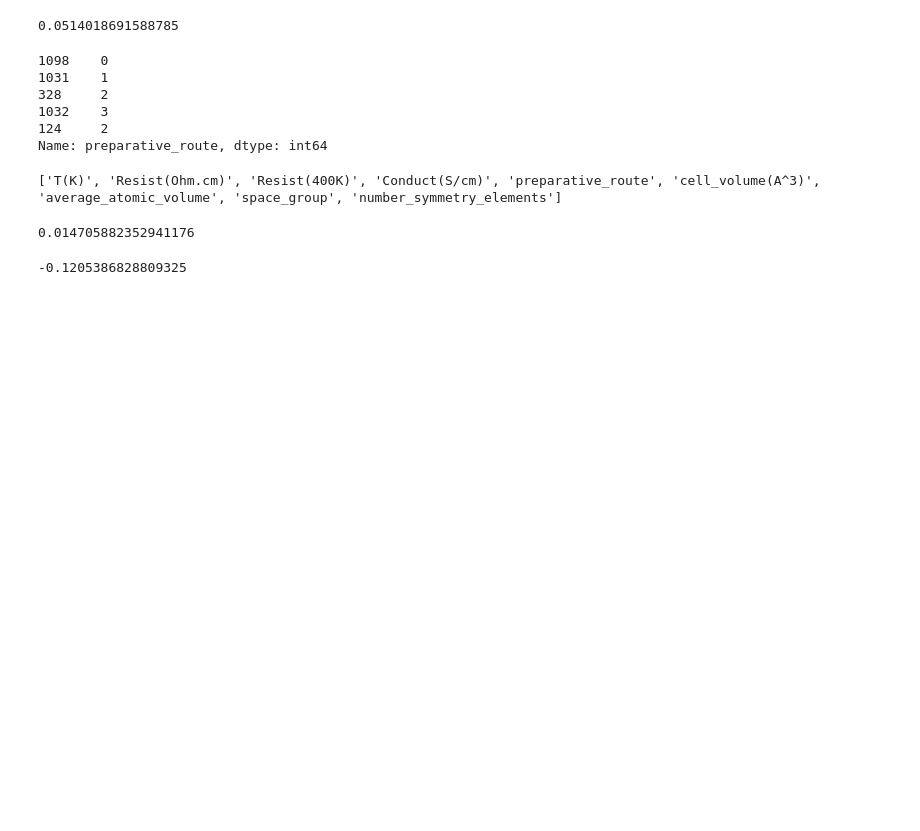
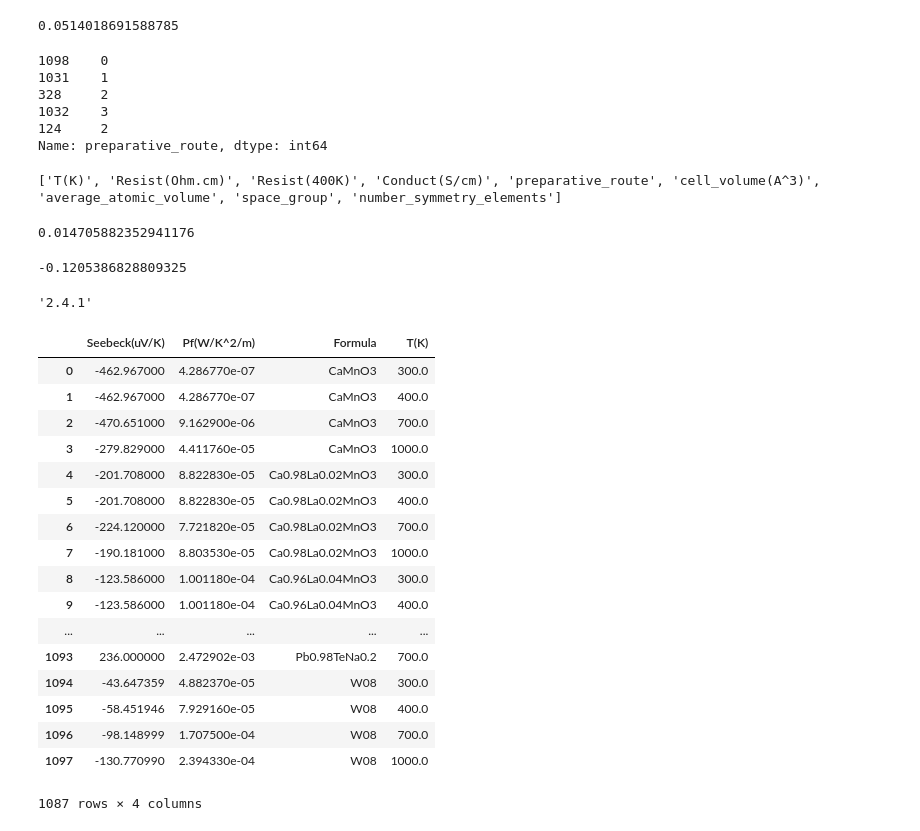
Before and after one commit to Luochenghuang/TEMANN, a Jupyter notebook: doc/Ellen_Exploration.ipynb, the cells around one changed output. Saved outputs shown, nothing was run; the diff lists cells and outputs as text; code cells hidden in the pictures; blank space fills up the shorter version.

```diff
--- a/doc/Ellen_Exploration.ipynb
+++ b/doc/Ellen_Exploration.ipynb
@@ -247,3 +247,8 @@ rdt_pred_1 = rdt_fit_1.score(x_test_1, y_train_reg_2)
 print (rdt_pred)
 # %% [output]
 -0.1205386828809325
+# %%
+import plotly
+plotly.__version__
+# %% [output]
+'2.4.1'
@@ -249,0 +336,23 @@ print (rdt_pred)
+# %%
+periodic_df = df[['Seebeck(uV/K)', 'Pf(W/K^2/m)', 'Formula', 'T(K)']]
+# %%
+periodic_df.dropna()
+# %% [output]
+|  | Seebeck(uV/K) | Pf(W/K^2/m) | Formula | T(K) |
+| 0 | -462.967000 | 4.286770e-07 | CaMnO3 | 300.0 |
+| 1 | -462.967000 | 4.286770e-07 | CaMnO3 | 400.0 |
+| 2 | -470.651000 | 9.162900e-06 | CaMnO3 | 700.0 |
+| 3 | -279.829000 | 4.411760e-05 | CaMnO3 | 1000.0 |
+| 4 | -201.708000 | 8.822830e-05 | Ca0.98La0.02MnO3 | 300.0 |
+| 5 | -201.708000 | 8.822830e-05 | Ca0.98La0.02MnO3 | 400.0 |
+| 6 | -224.120000 | 7.721820e-05 | Ca0.98La0.02MnO3 | 700.0 |
+| 7 | -190.181000 | 8.803530e-05 | Ca0.98La0.02MnO3 | 1000.0 |
+| 8 | -123.586000 | 1.001180e-04 | Ca0.96La0.04MnO3 | 300.0 |
+| 9 | -123.586000 | 1.001180e-04 | Ca0.96La0.04MnO3 | 400.0 |
+| ... | ... | ... | ... | ... |
+| 1093 | 236.000000 | 2.472902e-03 | Pb0.98TeNa0.2 | 700.0 |
+| 1094 | -43.647359 | 4.882370e-05 | W08 | 300.0 |
+| 1095 | -58.451946 | 7.929160e-05 | W08 | 400.0 |
+| 1096 | -98.148999 | 1.707500e-04 | W08 | 700.0 |
+| 1097 | -130.770990 | 2.394330e-04 | W08 | 1000.0 |
+1087 rows × 4 columns
```
Also changed, not shown: parts of 20 cells of this notebook.
